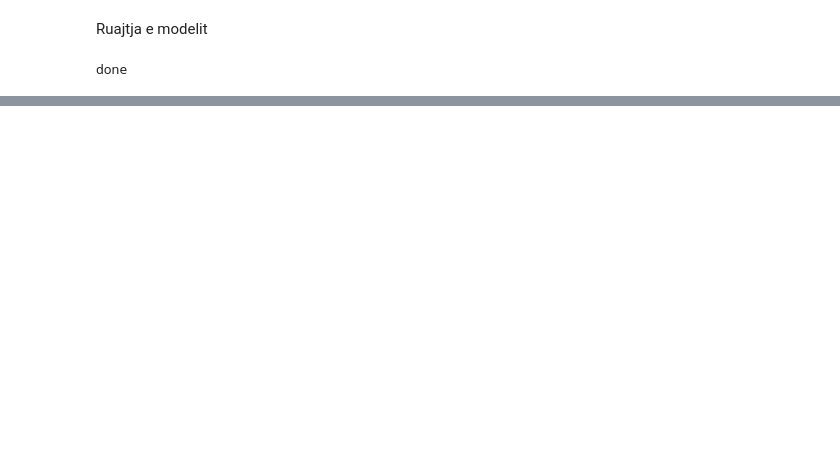
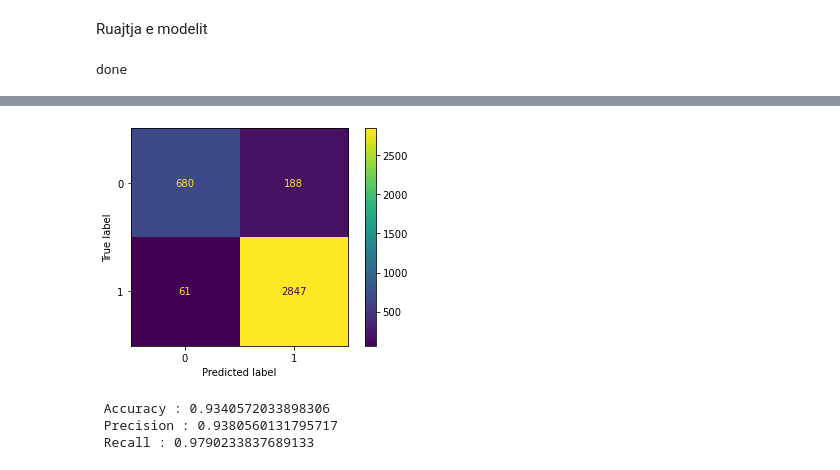
Before and after one commit to Rrezeartaa/BurpExtension, a Jupyter notebook: SQLI_LSTM.ipynb, the cells around one changed output, grey strips where cells are left out. Drawn from its saved outputs; the diff is of its cells as text; code cells hidden in the pictures; blank space fills up the shorter version.

```diff
--- a/SQLI_LSTM.ipynb
+++ b/SQLI_LSTM.ipynb
@@ -179,0 +205,6 @@ loaded_model.load_weights('lstm_weights.h5')
+# %%
+# Logistic Regression
+from sklearn.linear_model import LogisticRegression
+from sklearn.svm import LinearSVC
+log_reg = LogisticRegression()
+log_reg.fit(sequences_matrix, y_train)
@@ -179,0 +220,15 @@ loaded_model.load_weights('lstm_weights.h5')
+# %%
+y_pred_log_reg=log_reg.predict(X_test_sequences_matrix)
+# %%
+confusion_matrix(y_test, y_pred_log_reg)
+plot_confusion_matrix(log_reg, X_test_sequences_matrix, y_test)
+plt.show()
+accuracy=accuracy_score(y_test, y_pred_log_reg)
+precision=precision_score(y_test, y_pred_log_reg, zero_division=1)
+recall=recall_score(y_test, y_pred_log_reg, zero_division=1)
+print(" Accuracy : {0} \n Precision : {1} \n Recall : {2}".format(accuracy, precision, recall))
+# %% [output]
+[figure, added]
+ Accuracy : 0.9340572033898306
+ Precision : 0.9380560131795717
+ Recall : 0.9790233837689133
```
Also changed, not shown: parts of 11 cells of this notebook, 14 other files.
